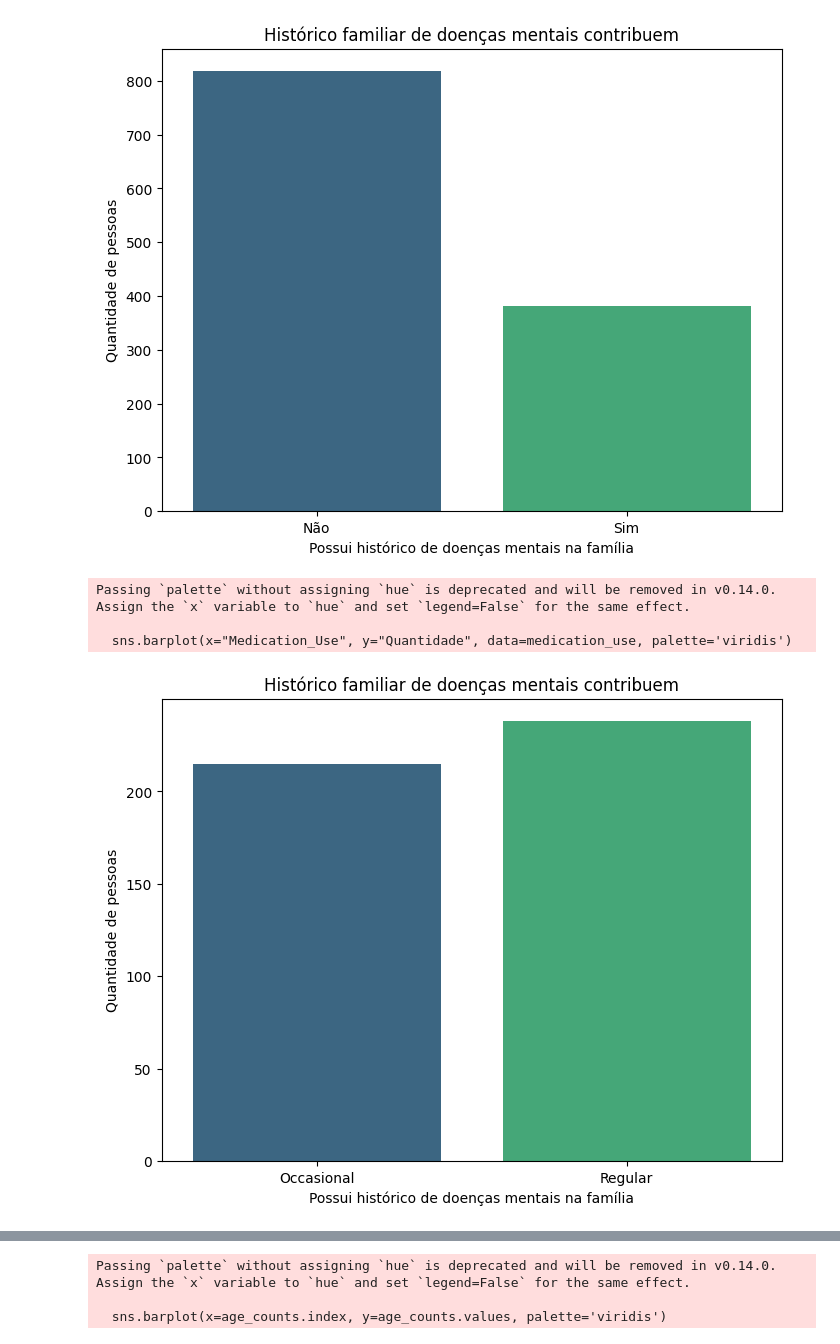
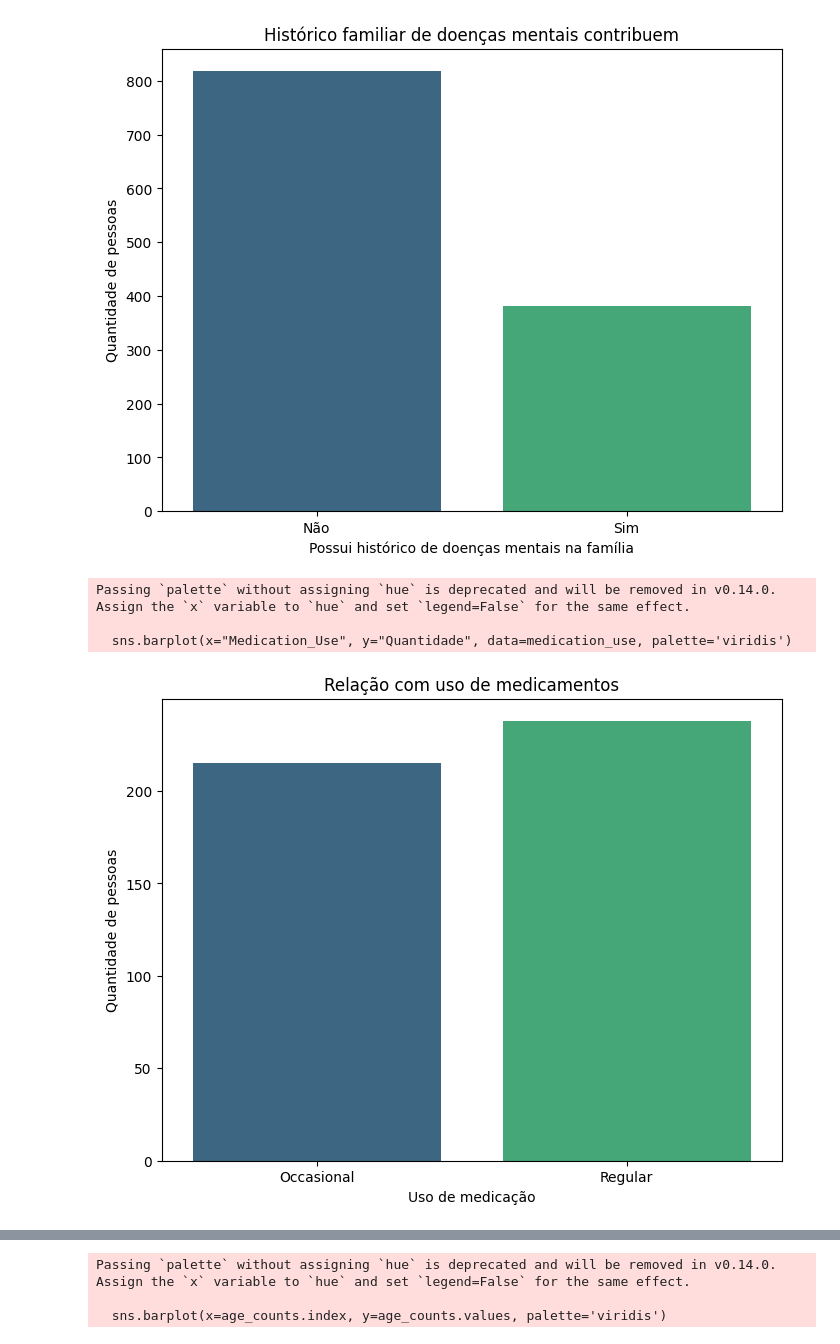
Before and after one commit to petersonwilliam-dev/analise-de-dados-ansiedade, a Jupyter notebook: analise.ipynb, the cells around one changed output, grey strips where cells are left out. Cells and saved outputs as stored; diff of their text form; code cells hidden in the pictures.

```diff
--- a/analise.ipynb
+++ b/analise.ipynb
@@ -90,13 +92,13 @@ Passing `palette` without assigning `hue` is deprecated and will be removed in v
 # %%
 medication_use = dados.groupby(['Medication_Use']).size().reset_index(name="Quantidade")
 plt.figure(figsize=(8,6))
 sns.barplot(x="Medication_Use", y="Quantidade", data=medication_use, palette='viridis')
-plt.xlabel("Possui histórico de doenças mentais na família")
+plt.xlabel("Uso de medicação")
 plt.ylabel("Quantidade de pessoas")
-plt.title("Histórico familiar de doenças mentais contribuem")
+plt.title("Relação com uso de medicamentos")
 plt.show()
 # %% [output]
 Passing `palette` without assigning `hue` is deprecated and will be removed in v0.14.0. Assign the `x` variable to `hue` and set `legend=False` for the same effect.
 
   sns.barplot(x="Medication_Use", y="Quantidade", data=medication_use, palette='viridis')
-[figure, old version]
+[figure, new version]
```
Also changed, not shown: parts of 22 cells of this notebook, 1 other file.
